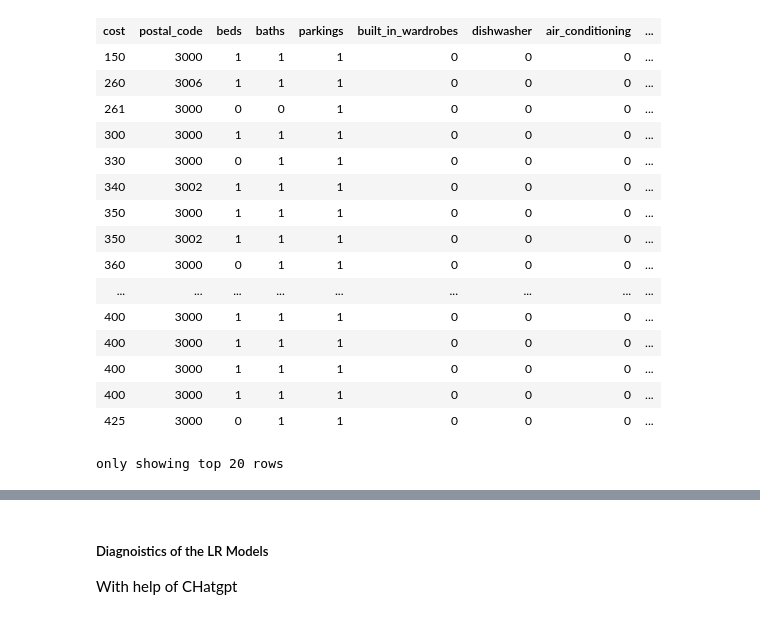
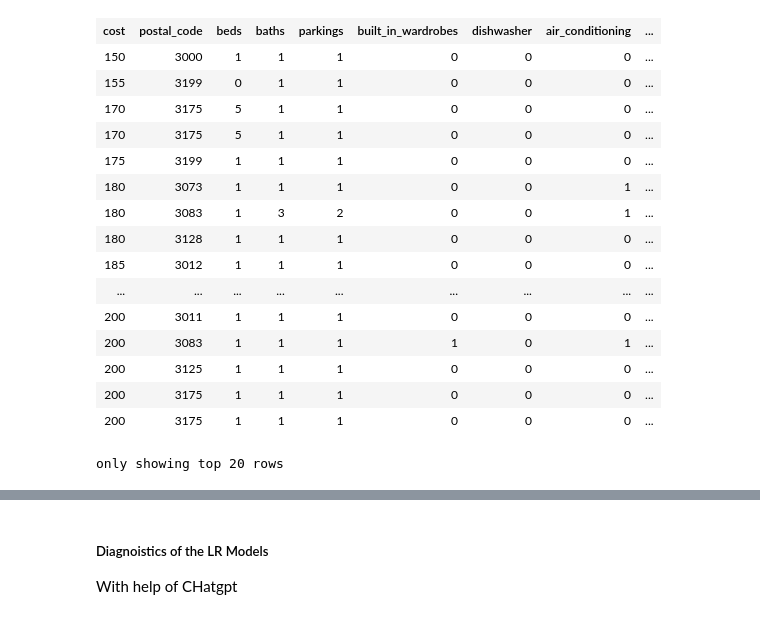
Before and after one commit to MAST30034-AppliedDataScience/project-2-group-real-estate-industry-project-21, a Jupyter notebook: notebooks/modelling.ipynb, the cells around one changed output, grey strips where cells are left out. Saved outputs shown, nothing was run; the diff lists cells and outputs as text; code cells hidden in the pictures.

```diff
--- a/notebooks/modelling.ipynb
+++ b/notebooks/modelling.ipynb
@@ -28,6 +26,6 @@ To adjust logging level use sc.setLogLevel(newLevel). For SparkR, use setLogLeve
 # %%
 # Read the Parquet file into a Spark DataFrame
-sdf = spark.read.parquet("../data/curated/prop_data_cleaned2.parquet")
+sdf = spark.read.parquet("../data/curated/prop_cleaned2.parquet")
 sdf.printSchema()
 # %% [output]
 root
@@ -252,29 +274,27 @@ scaler_model = scaler.fit(data)
 
 # Transform the data using the fitted scaler
 data = scaler_model.transform(data)
-
-data = data.filter(F.col("cost") > 100)
 # %%
 # Split the data into training and test sets
-train_data, test_data = data.randomSplit([0.7, 0.3], seed = 12)
+train_data, test_data = data.randomSplit([0.8, 0.2], seed = 1003)
 train_data
 # %% [output]
 | cost | postal_code | beds | baths | parkings | built_in_wardrobes | dishwasher | air_conditioning | ... |
 | 150 | 3000 | 1 | 1 | 1 | 0 | 0 | 0 | ... |
-| 260 | 3006 | 1 | 1 | 1 | 0 | 0 | 0 | ... |
-| 261 | 3000 | 0 | 0 | 1 | 0 | 0 | 0 | ... |
-| 300 | 3000 | 1 | 1 | 1 | 0 | 0 | 0 | ... |
-| 330 | 3000 | 0 | 1 | 1 | 0 | 0 | 0 | ... |
-| 340 | 3002 | 1 | 1 | 1 | 0 | 0 | 0 | ... |
-| 350 | 3000 | 1 | 1 | 1 | 0 | 0 | 0 | ... |
-| 350 | 3002 | 1 | 1 | 1 | 0 | 0 | 0 | ... |
-| 360 | 3000 | 0 | 1 | 1 | 0 | 0 | 0 | ... |
+| 155 | 3199 | 0 | 1 | 1 | 0 | 0 | 0 | ... |
+| 170 | 3175 | 5 | 1 | 1 | 0 | 0 | 0 | ... |
+| 170 | 3175 | 5 | 1 | 1 | 0 | 0 | 0 | ... |
+| 175 | 3199 | 1 | 1 | 1 | 0 | 0 | 0 | ... |
+| 180 | 3073 | 1 | 1 | 1 | 0 | 0 | 1 | ... |
+| 180 | 3083 | 1 | 3 | 2 | 0 | 0 | 1 | ... |
+| 180 | 3128 | 1 | 1 | 1 | 0 | 0 | 0 | ... |
+| 185 | 3012 | 1 | 1 | 1 | 0 | 0 | 0 | ... |
 | ... | ... | ... | ... | ... | ... | ... | ... | ... |
-| 400 | 3000 | 1 | 1 | 1 | 0 | 0 | 0 | ... |
-| 400 | 3000 | 1 | 1 | 1 | 0 | 0 | 0 | ... |
-| 400 | 3000 | 1 | 1 | 1 | 0 | 0 | 0 | ... |
-| 400 | 3000 | 1 | 1 | 1 | 0 | 0 | 0 | ... |
-| 425 | 3000 | 0 | 1 | 1 | 0 | 0 | 0 | ... |
+| 200 | 3011 | 1 | 1 | 1 | 0 | 0 | 0 | ... |
+| 200 | 3083 | 1 | 1 | 1 | 1 | 0 | 1 | ... |
+| 200 | 3125 | 1 | 1 | 1 | 0 | 0 | 0 | ... |
+| 200 | 3175 | 1 | 1 | 1 | 0 | 0 | 0 | ... |
+| 200 | 3175 | 1 | 1 | 1 | 0 | 0 | 0 | ... |
 only showing top 20 rows
 # %%
 # Initialize the Linear Regression model
```
Also changed, not shown: parts of 25 cells of this notebook, 2 other files.
